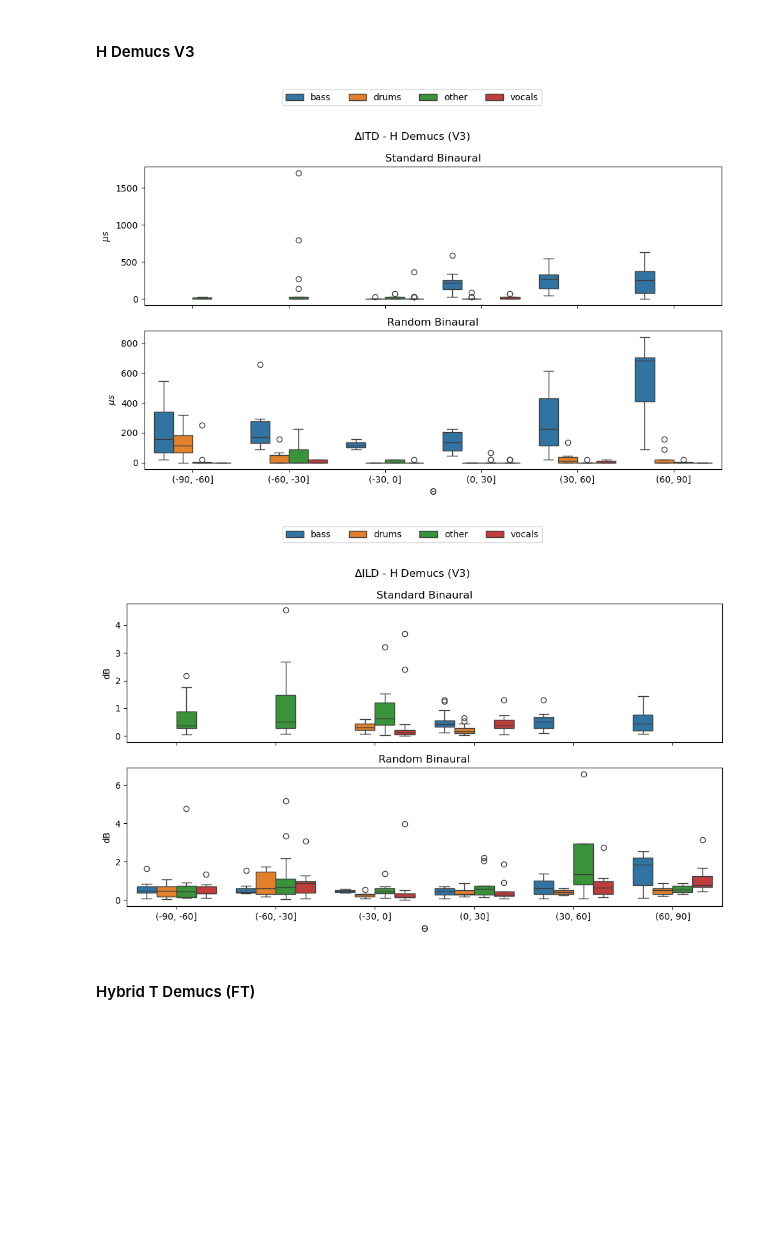
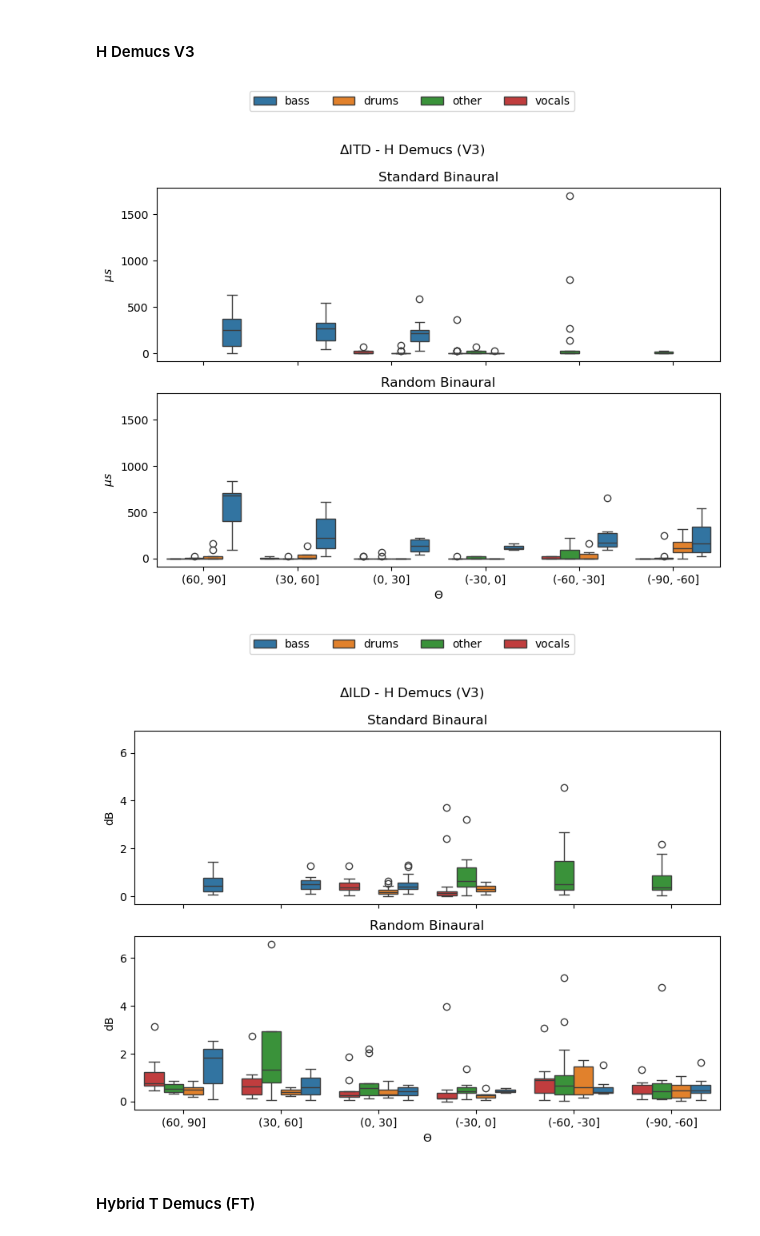
Before and after one commit to richa-namballa/binaural-mss, a Jupyter notebook: notebook/analysis.ipynb, the cells around one changed output. Cells and saved outputs as stored; diff of their text form; code cells hidden in the pictures; blank space fills up the shorter version.

Commit message:
Update plots

```diff
--- a/notebook/analysis.ipynb
+++ b/notebook/analysis.ipynb
@@ -427,37 +442,39 @@ merged_df = pd.merge(metadata, hdemucs_df, how='inner')
 b = np.arange(-90, 91, 30)
 merged_df['bins'] = pd.cut(merged_df['angle'], bins=b)
 # %%
-fig, ax = plt.subplots(2, 1, figsize=(10, 6), tight_layout=True, sharex=True)
+fig, ax = plt.subplots(2, 1, figsize=(8, 6), tight_layout=True, sharex=True, sharey=True)
 
 sns.boxplot(x='bins', y='diff_ITD_microsec', hue='source', data=merged_df[merged_df['dataset'] == 'standard'], ax=ax[0])
 sns.boxplot(x='bins', y='diff_ITD_microsec', hue='source', data=merged_df[merged_df['dataset'] == 'random'], ax=ax[1])
 
 # ax[0].set_ylim([-50, 800])
 
 h, l = ax[0].get_legend_handles_labels()
+ax[1].invert_xaxis()
 
 for a in ax:
     a.legend().remove()
-    a.invert_xaxis()
 
 ax[0].set(ylabel='$\mu s$', xlabel='$\Theta$', title='Standard Binaural')
 ax[1].set(ylabel='$\mu s$', xlabel='$\Theta$', title='Random Binaural')
 
 fig.legend(h, l, loc='upper center', fontsize=10, ncols=4, bbox_to_anchor=(0.5, 1.1))
 fig.suptitle("$\Delta$ITD - H Demucs (V3)")
 # plt.savefig('../data/eval/plots/itd_demucs.pdf', bbox_inches='tight')
 plt.show()
 # %% [output]
-[figure, old version]
+[figure, new version]
 # %%
-fig, ax = plt.subplots(2, 1, figsize=(10, 6), tight_layout=True, sharex=True)
+fig, ax = plt.subplots(2, 1, figsize=(8, 6), tight_layout=True, sharex=True, sharey=True)
 
 sns.boxplot(x='bins', y='diff_ILD', hue='source', data=merged_df[merged_df['dataset'] == 'standard'], ax=ax[0])
 sns.boxplot(x='bins', y='diff_ILD', hue='source', data=merged_df[merged_df['dataset'] == 'random'], ax=ax[1])
 
 h, l = ax[0].get_legend_handles_labels()
-ax[0].legend().remove()
-ax[1].legend().remove()
+ax[1].invert_xaxis()
+
+for a in ax:
+    a.legend().remove()
 
 ax[0].set(ylabel='dB', xlabel='$\Theta$', title='Standard Binaural')
 ax[1].set(ylabel='dB', xlabel='$\Theta$', title='Random Binaural')
@@ -467,7 +484,7 @@ fig.suptitle("$\Delta$ILD - H Demucs (V3)")
 # plt.savefig('../data/eval/plots/itd_demucs.pdf', bbox_inches='tight')
 plt.show()
 # %% [output]
-[figure, old version]
+[figure, new version]
 # %% [markdown]
 #### Hybrid T Demucs (FT)
 # %%
```
Also changed, not shown: parts of 19 cells of this notebook.
